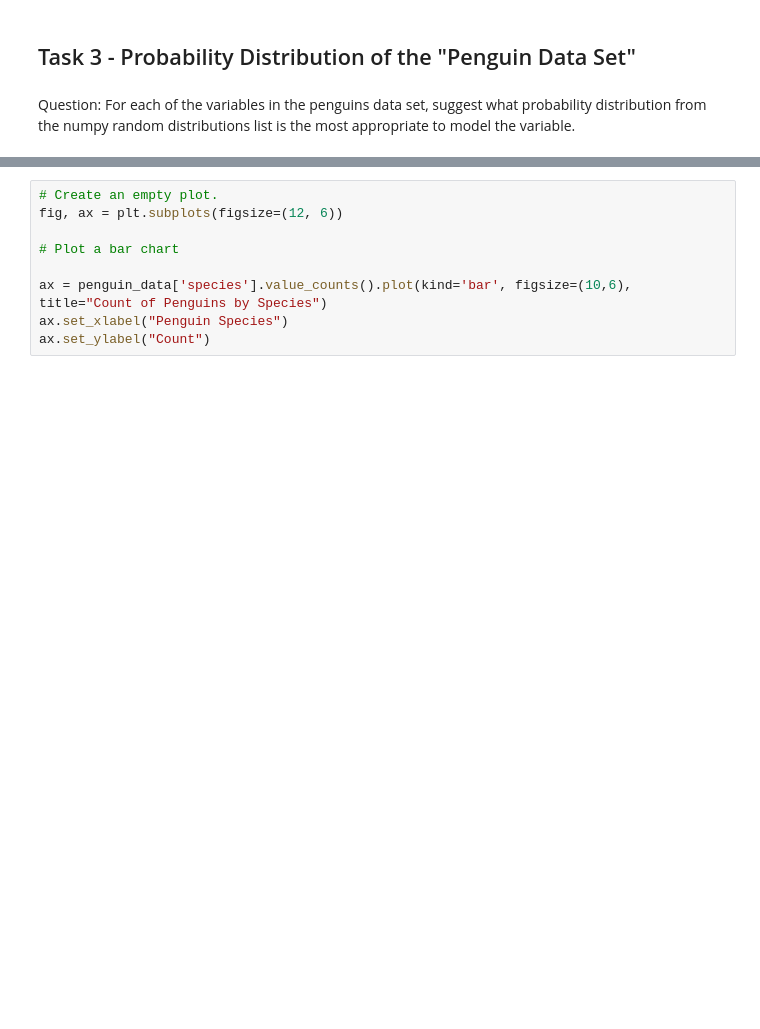
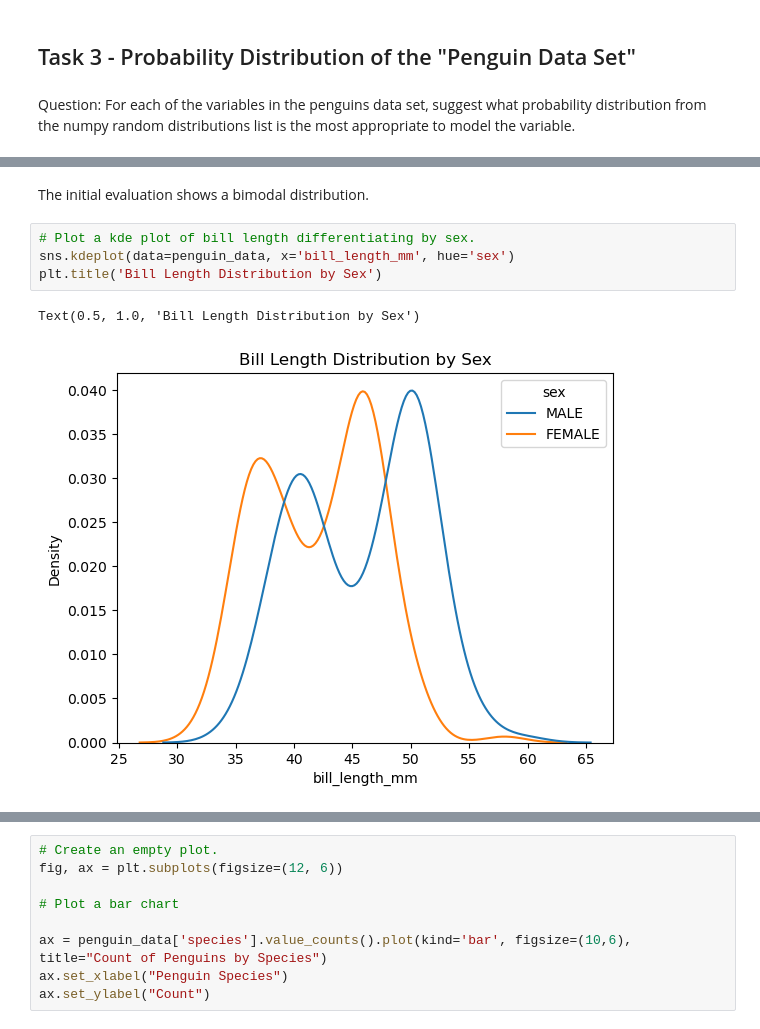
Before and after one commit to emma2d/Fundamentals_of_DA, a Jupyter notebook: tasks.ipynb, the cells around one changed output, grey strips where cells are left out. Cells and saved outputs as stored; diff of their text form; blank space fills up the shorter version.

```diff
--- a/tasks.ipynb
+++ b/tasks.ipynb
@@ -265,0 +337,9 @@ Question: For each of the variables in the penguins data set, suggest what proba
+# %% [markdown]
+The initial evaluation shows a bimodal distribution.
+# %%
+# Plot a kde plot of bill length differentiating by sex.
+sns.kdeplot(data=penguin_data, x='bill_length_mm', hue='sex')
+plt.title('Bill Length Distribution by Sex')
+# %% [output]
+Text(0.5, 1.0, 'Bill Length Distribution by Sex')
+[figure, added]
```
Also changed, not shown: parts of 64 cells of this notebook.
